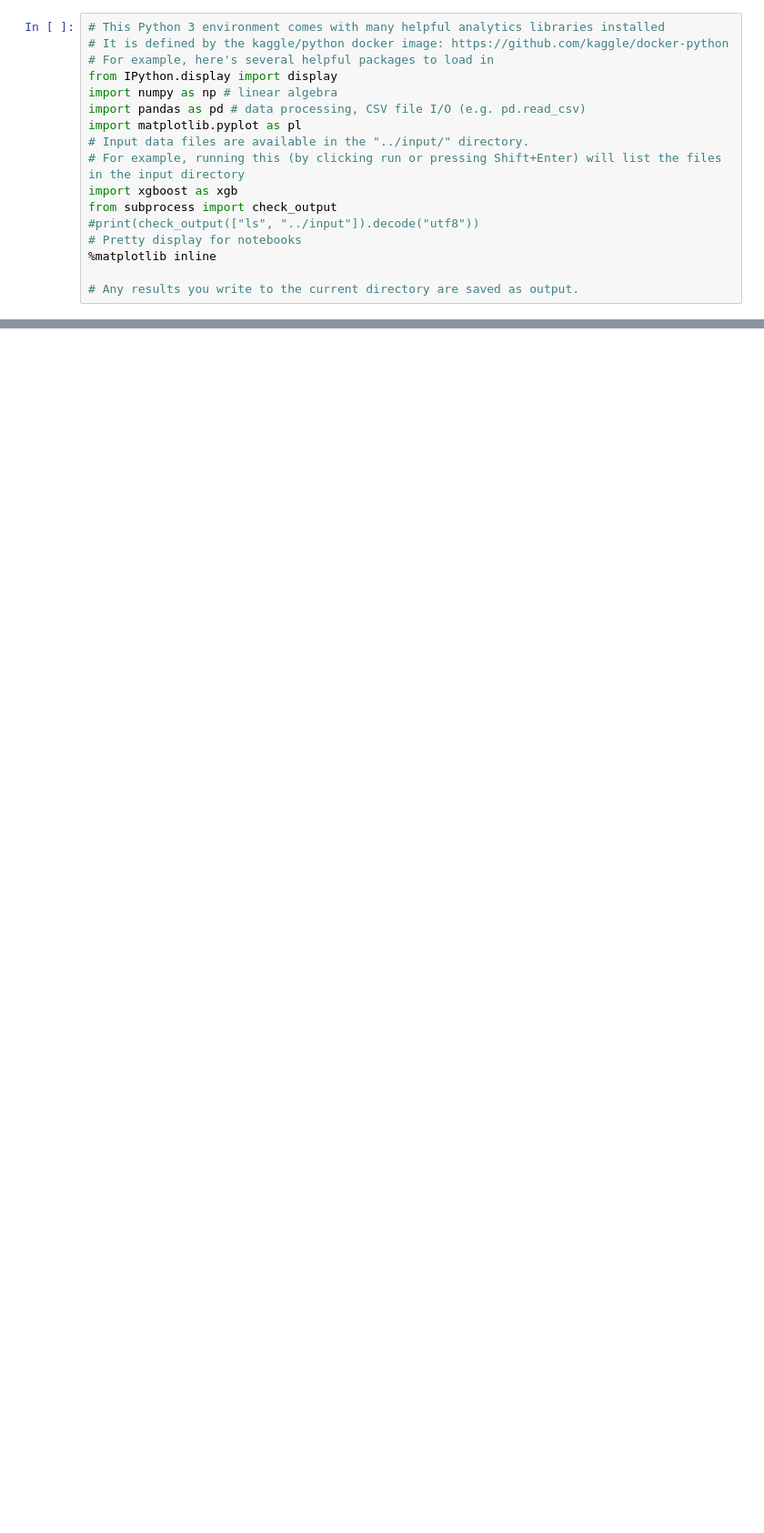
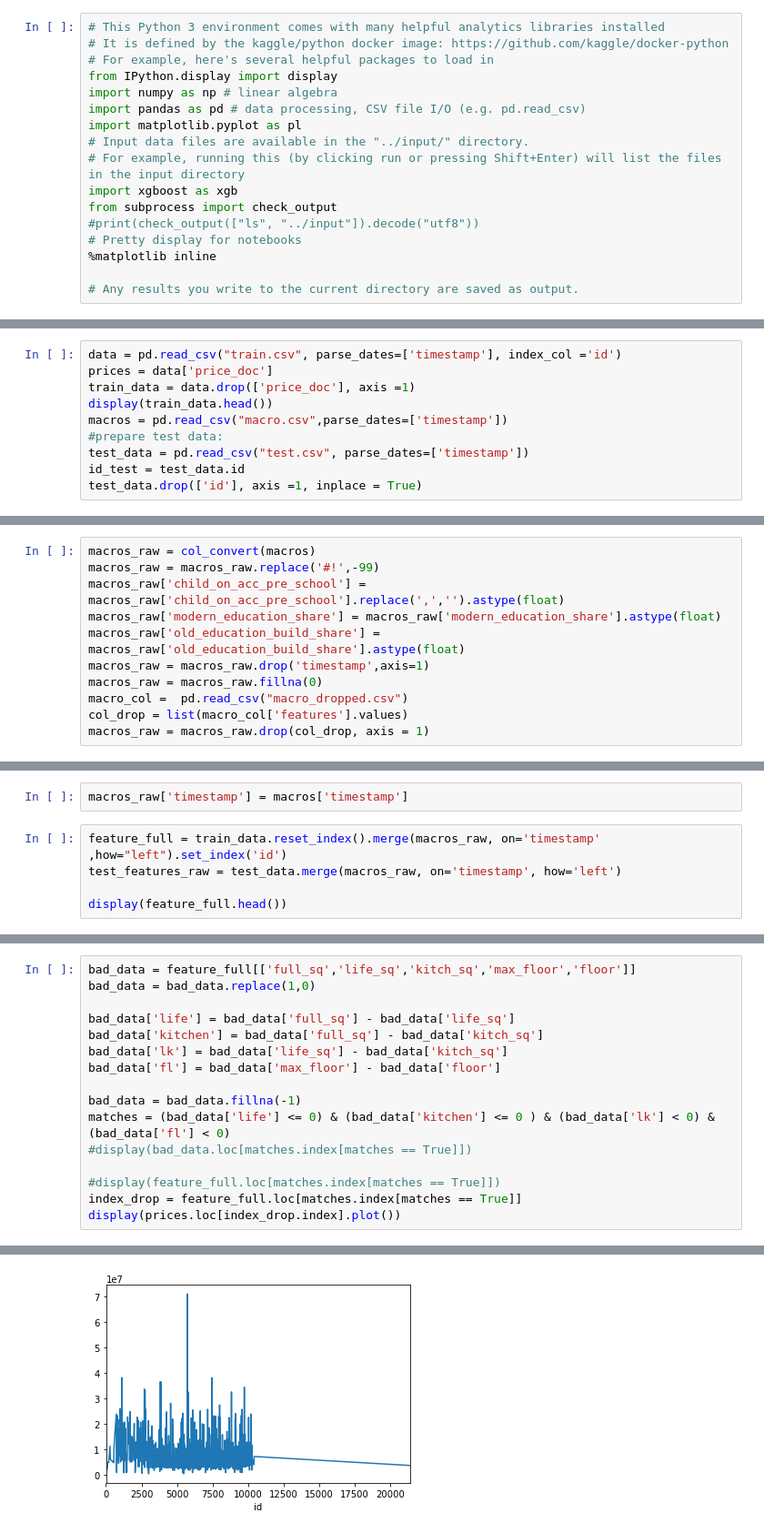
Before and after one commit to Drea1989/moscow_housing, a Jupyter notebook: notebook.ipynb, the cells around one changed output, grey strips where cells are left out. Shown at 91% size. Saved outputs shown, nothing was run; the diff lists cells and outputs as text; blank space fills up the shorter version.

```diff
--- a/notebook.ipynb
+++ b/notebook.ipynb
@@ -497,0 +76,10 @@ df_submit.to_csv('submit.csv', index=False)
+# %%
+data = pd.read_csv("train.csv", parse_dates=['timestamp'], index_col ='id')
+prices = data['price_doc']
+train_data = data.drop(['price_doc'], axis =1)
+display(train_data.head())
+macros = pd.read_csv("macro.csv",parse_dates=['timestamp'])
+#prepare test data:
+test_data = pd.read_csv("test.csv", parse_dates=['timestamp'])
+id_test = test_data.id
+test_data.drop(['id'], axis =1, inplace = True)
@@ -497,0 +95,11 @@ df_submit.to_csv('submit.csv', index=False)
+# %%
+macros_raw = col_convert(macros)
+macros_raw = macros_raw.replace('#!',-99)
+macros_raw['child_on_acc_pre_school'] = macros_raw['child_on_acc_pre_school'].replace(',','').astype(float)
+macros_raw['modern_education_share'] = macros_raw['modern_education_share'].astype(float)
+macros_raw['old_education_build_share'] = macros_raw['old_education_build_share'].astype(float)
+macros_raw = macros_raw.drop('timestamp',axis=1)
+macros_raw = macros_raw.fillna(0)
+macro_col =  pd.read_csv("macro_dropped.csv")
+col_drop = list(macro_col['features'].values)
+macros_raw = macros_raw.drop(col_drop, axis = 1)
@@ -497,0 +164,7 @@ df_submit.to_csv('submit.csv', index=False)
+# %%
+macros_raw['timestamp'] = macros['timestamp']
+# %%
+feature_full = train_data.reset_index().merge(macros_raw, on='timestamp' ,how="left").set_index('id')
+test_features_raw = test_data.merge(macros_raw, on='timestamp', how='left')
+
+display(feature_full.head())
@@ -497,0 +180,17 @@ df_submit.to_csv('submit.csv', index=False)
+# %%
+bad_data = feature_full[['full_sq','life_sq','kitch_sq','max_floor','floor']]
+bad_data = bad_data.replace(1,0)
+
+bad_data['life'] = bad_data['full_sq'] - bad_data['life_sq']
+bad_data['kitchen'] = bad_data['full_sq'] - bad_data['kitch_sq']
+bad_data['lk'] = bad_data['life_sq'] - bad_data['kitch_sq']
+bad_data['fl'] = bad_data['max_floor'] - bad_data['floor']
+
+bad_data = bad_data.fillna(-1)
+matches = (bad_data['life'] <= 0) & (bad_data['kitchen'] <= 0 ) & (bad_data['lk'] < 0) & (bad_data['fl'] < 0)
+#display(bad_data.loc[matches.index[matches == True]])
+
+#display(feature_full.loc[matches.index[matches == True]])
+index_drop = feature_full.loc[matches.index[matches == True]]
+display(prices.loc[index_drop.index].plot())
+# %% [output]
@@ -497,0 +198 @@ df_submit.to_csv('submit.csv', index=False)
+[figure, added]
```
Also changed, not shown: parts of 83 cells of this notebook.
